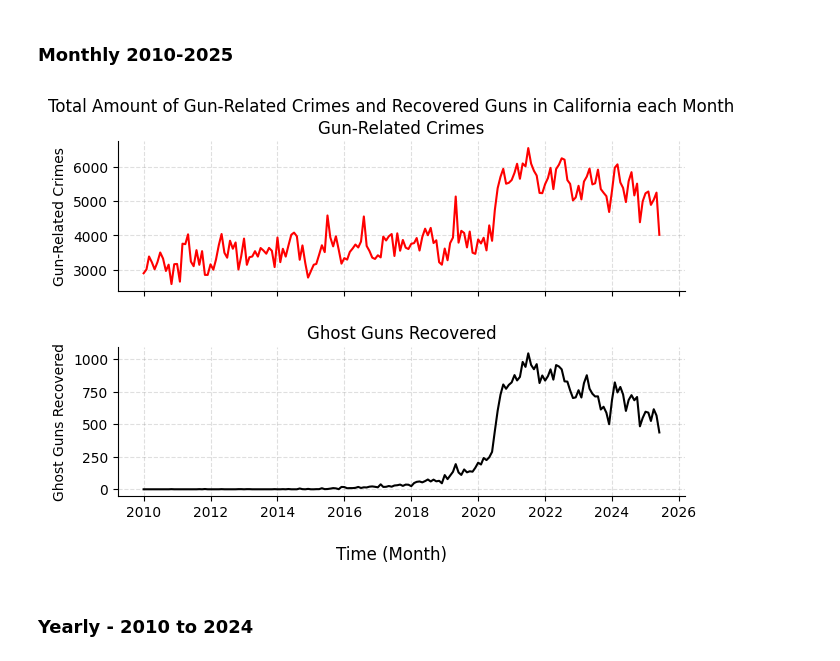
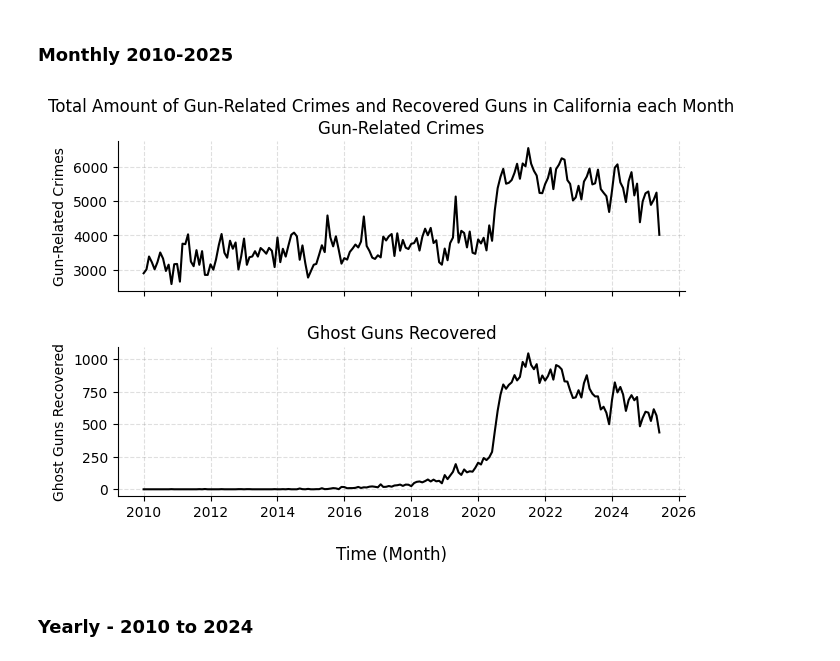
Before and after one commit to mafranagn/ghostguns, a Jupyter notebook: Official_Ghost_Guns.ipynb, the cells around one changed output. Saved outputs shown, nothing was run; the diff lists cells and outputs as text; code cells hidden in the pictures.

```diff
--- a/Official_Ghost_Guns.ipynb
+++ b/Official_Ghost_Guns.ipynb
@@ -146,41 +82,41 @@ import pandas as pd
 # %% [markdown]
 ### Monthly 2010-2025
 # %%
-###### MONTHLY - 2010 to 20245
+# MONTHLY - 2010 to 20245
 
 
-# STACKED graphs - subplots()
+## STACKED graphs - subplots()
 fig1, (crime, gg) = plt.subplots(nrows=2, sharex=True)
 fig1.suptitle("Total Amount of Gun-Related Crimes and Recovered Guns in California each Month")
 fig1.supxlabel("Time (Month)")
 
-# SPACE between subplots
+## SPACE between subplots
 fig1.tight_layout(h_pad=3)
 
 
-#### GUN-RELATED Crimes
-crime.plot(ca_monthly["year_month"], ca_monthly["total_crime_guns"], color="r")
-# LABELS
+# GUN-RELATED Crimes
+crime.plot(ca_monthly["year_month"], ca_monthly["total_crime_guns"], color="k")
+## LABELS
 crime.set_ylabel("Gun-Related Crimes")
 crime.set_title("Gun-Related Crimes")
-# AESTHETICS
+## AESTHETICS
 crime.grid(color="0.5", alpha=0.25, linestyle="--")
 crime.spines.top.set_visible(False)
 crime.spines.right.set_visible(False)
 
 
 
-#### GHOST GUNS Recovered
+# GHOST GUNS Recovered
 gg.plot(ca_monthly["year_month"], ca_monthly["ghost_guns"], color="k")
-#LABELS
+##LABELS
 gg.set_ylabel("Ghost Guns Recovered")
 gg.set_title("Ghost Guns Recovered")
-#AESTHETICS - gridlines, axis spines
+##AESTHETICS - gridlines, axis spines
 gg.grid(color="0.5", alpha=0.25, linestyle="--")
 gg.spines.top.set_visible(False)
 gg.spines.right.set_visible(False)
 # %% [output]
-[figure, old version]
+[figure, new version]
 # %% [markdown]
 ### Yearly - 2010 to 2024
 # %%
```
Also changed, not shown: parts of 14 cells of this notebook, 2 other files.
